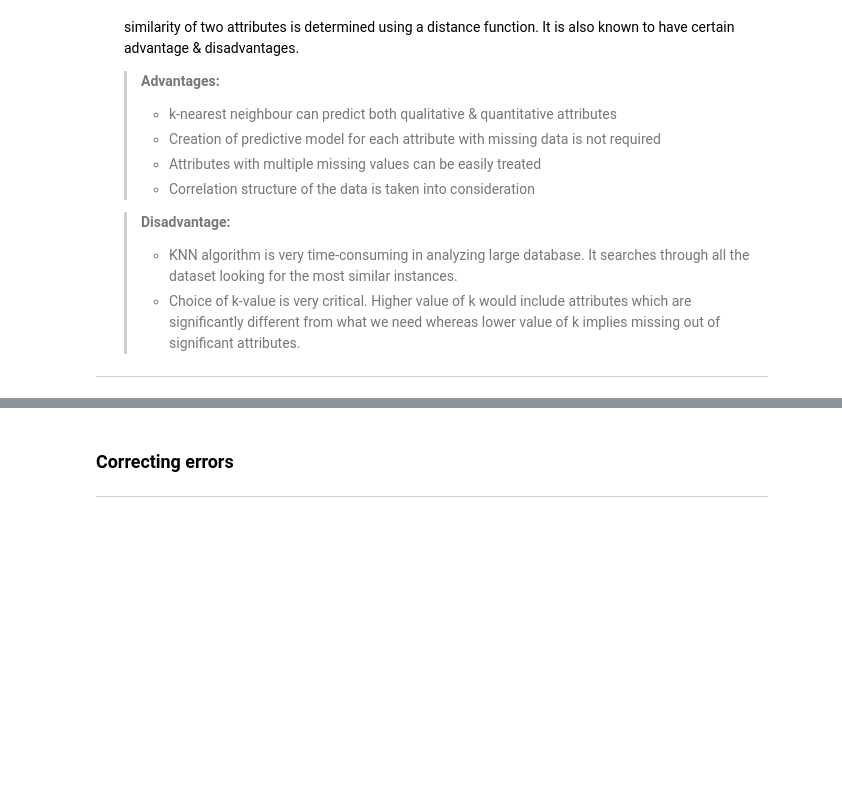
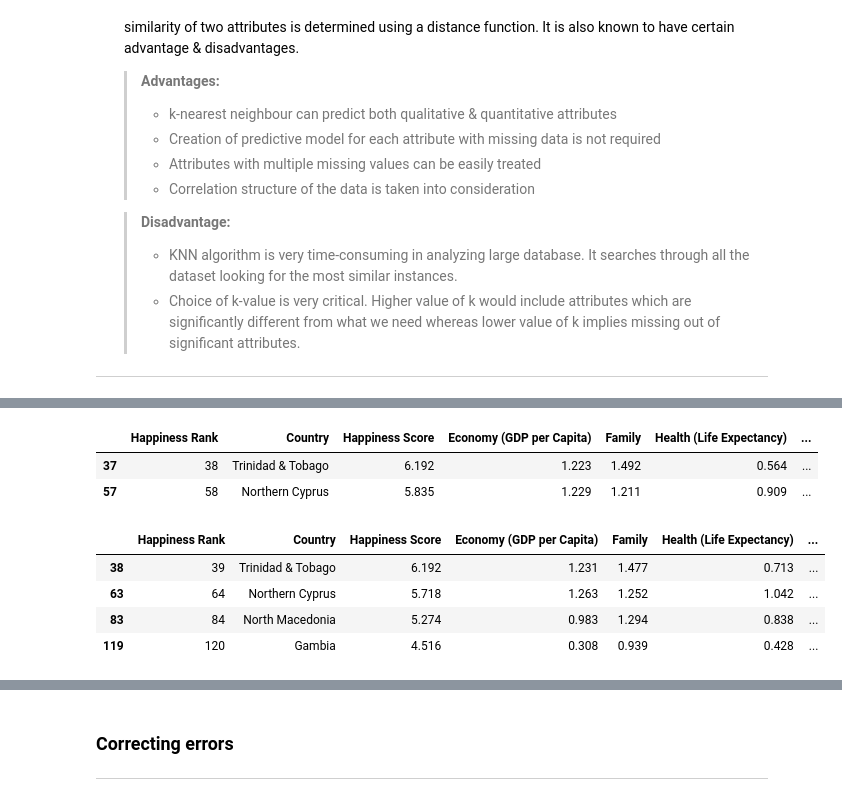
Before and after one commit to Tuwaiq-DS-ML-bootcamp-V-9/Usecase-2, a Jupyter notebook: EDA explain template_MeshalAlsanri.ipynb, the cells around one changed output, grey strips where cells are left out. Drawn from its saved outputs; the diff is of its cells as text; code cells hidden in the pictures; blank space fills up the shorter version.

```diff
--- a/EDA explain template_MeshalAlsanri.ipynb
+++ b/EDA explain template_MeshalAlsanri.ipynb
@@ -1006,0 +978,14 @@ Happyness_2018.columns , Happyness_2019.columns
+# %%
+Happyness_2018[Happyness_2018["Region"].isnull()]
+# %% [output]
+|  | Happiness Rank | Country | Happiness Score | Economy (GDP per Capita) | Family | Health (Life Expectancy) | ... |
+| 37 | 38 | Trinidad & Tobago | 6.192 | 1.223 | 1.492 | 0.564 | ... |
+| 57 | 58 | Northern Cyprus | 5.835 | 1.229 | 1.211 | 0.909 | ... |
+# %%
+Happyness_2019[Happyness_2019["Region"].isnull()]
+# %% [output]
+|  | Happiness Rank | Country | Happiness Score | Economy (GDP per Capita) | Family | Health (Life Expectancy) | ... |
+| 38 | 39 | Trinidad & Tobago | 6.192 | 1.231 | 1.477 | 0.713 | ... |
+| 63 | 64 | Northern Cyprus | 5.718 | 1.263 | 1.252 | 1.042 | ... |
+| 83 | 84 | North Macedonia | 5.274 | 0.983 | 1.294 | 0.838 | ... |
+| 119 | 120 | Gambia | 4.516 | 0.308 | 0.939 | 0.428 | ... |
```
Also changed, not shown: parts of 51 cells of this notebook.
